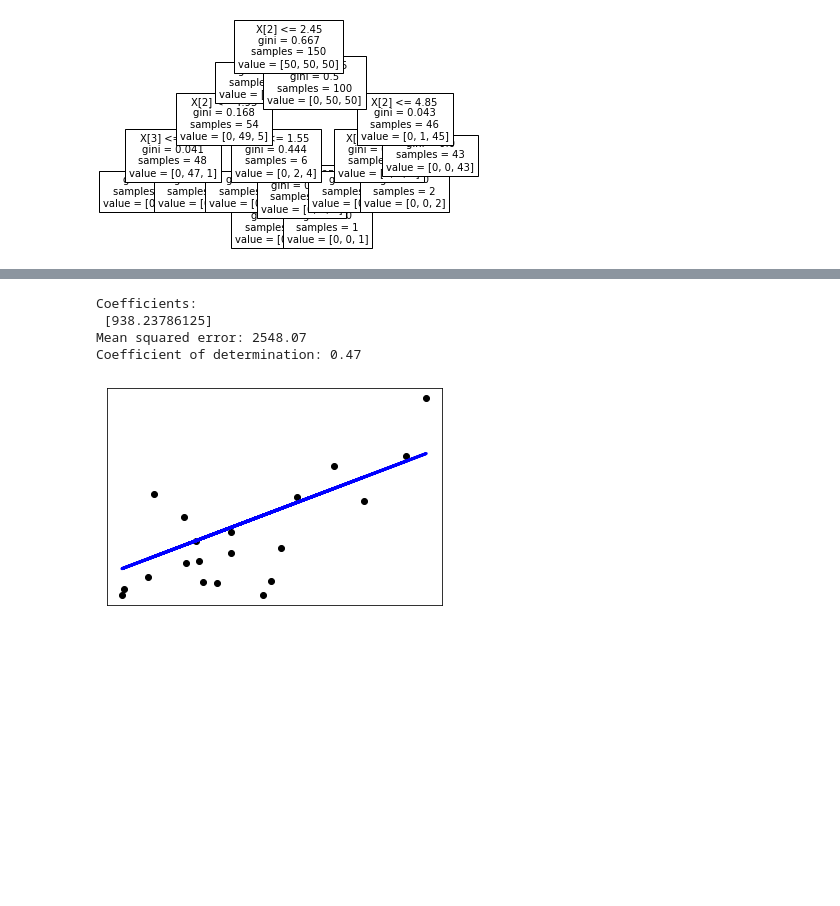
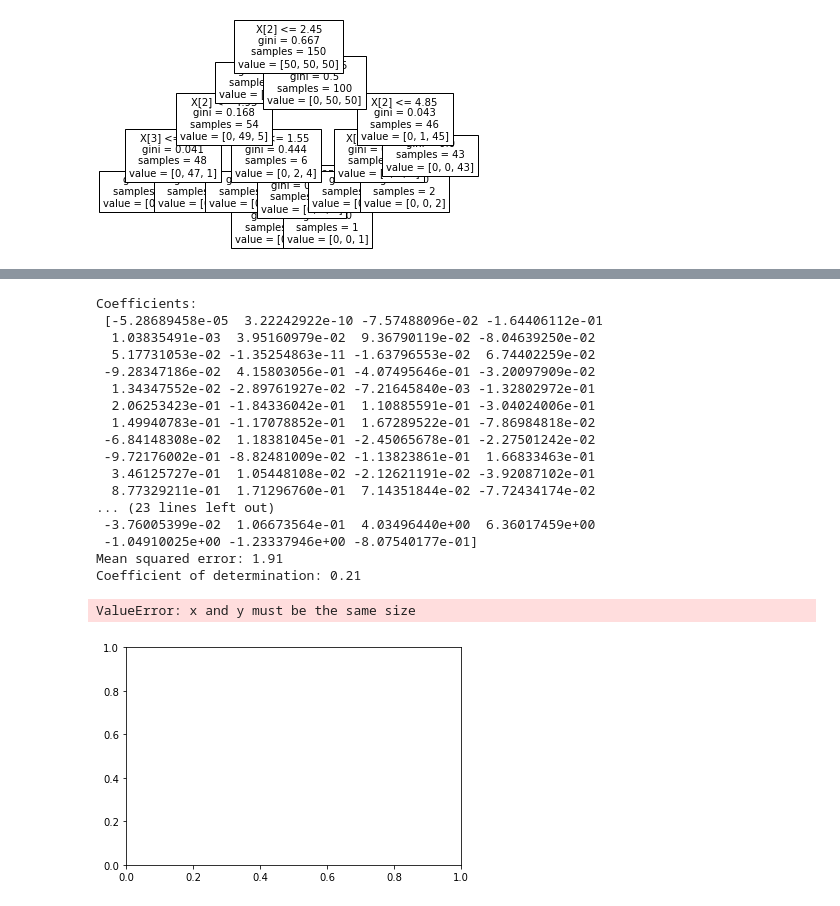
Before and after one commit to alonBenTzion/IML.hakaton, a Jupyter notebook: Data and Supplementary Material-20220601/Mission 2 - Breast Cancer/test.ipynb, the cells around one changed output, grey strips where cells are left out. Saved outputs shown, nothing was run; the diff lists cells and outputs as text; code cells hidden in the pictures; blank space fills up the shorter version.

```diff
--- a/Data and Supplementary Material-20220601/Mission 2 - Breast Cancer/test.ipynb
+++ b/Data and Supplementary Material-20220601/Mission 2 - Breast Cancer/test.ipynb
@@ -147,6 +119,6 @@ Index(['id-hushed_internalpatientid', 'אבחנה-Age', 'אבחנה-Basic stage'
 # %%
 # data = pd.read_csv("train.feats.csv")
 data = pd.read_csv("clean_data_tumor.csv")
-# labels = pd.read_csv("train.labels.1.csv")
-# labels.columns
-data.col
+labels = data["target"]
+data = data.drop("target",axis=1)
+# data["target"]
@@ -174,10 +149,11 @@ from sklearn import datasets, linear_model
 from sklearn.metrics import mean_squared_error, r2_score
 
 # Load the diabetes dataset
-diabetes_X, diabetes_y = datasets.load_diabetes(return_X_y=True)
+# diabetes_X, diabetes_y = datasets.load_diabetes(return_X_y=True)
+diabetes_X, diabetes_y = data,labels
 
 # Use only one feature
-diabetes_X = diabetes_X[:, np.newaxis, 2]
+# diabetes_X = diabetes_X[:, np.newaxis, 2]
 
 # Split the data into training/testing sets
 diabetes_X_train = diabetes_X[:-20]
@@ -186,34 +162,48 @@ diabetes_X_test = diabetes_X[-20:]
 # Split the targets into training/testing sets
 diabetes_y_train = diabetes_y[:-20]
 diabetes_y_test = diabetes_y[-20:]
 
 # Create linear regression object
 regr = linear_model.LinearRegression()
 
 # Train the model using the training sets
 regr.fit(diabetes_X_train, diabetes_y_train)
 
 # Make predictions using the testing set
 diabetes_y_pred = regr.predict(diabetes_X_test)
 
 # The coefficients
 print("Coefficients: \n", regr.coef_)
 # The mean squared error
 print("Mean squared error: %.2f" % mean_squared_error(diabetes_y_test, diabetes_y_pred))
 # The coefficient of determination: 1 is perfect prediction
 print("Coefficient of determination: %.2f" % r2_score(diabetes_y_test, diabetes_y_pred))
 
 # Plot outputs
 plt.scatter(diabetes_X_test, diabetes_y_test, color="black")
 plt.plot(diabetes_X_test, diabetes_y_pred, color="blue", linewidth=3)
 
 plt.xticks(())
 plt.yticks(())
 
 plt.show()
 # %% [output]
 Coefficients:
- [938.23786125]
-Mean squared error: 2548.07
-Coefficient of determination: 0.47
+ [-5.28689458e-05  3.22242922e-10 -7.57488096e-02 -1.64406112e-01
+  1.03835491e-03  3.95160979e-02  9.36790119e-02 -8.04639250e-02
+  5.17731053e-02 -1.35254863e-11 -1.63796553e-02  6.74402259e-02
+ -9.28347186e-02  4.15803056e-01 -4.07495646e-01 -3.20097909e-02
+  1.34347552e-02 -2.89761927e-02 -7.21645840e-03 -1.32802972e-01
+  2.06253423e-01 -1.84336042e-01  1.10885591e-01 -3.04024006e-01
+  1.49940783e-01 -1.17078852e-01  1.67289522e-01 -7.86984818e-02
+ -6.84148308e-02  1.18381045e-01 -2.45065678e-01 -2.27501242e-02
+ -9.72176002e-01 -8.82481009e-02 -1.13823861e-01  1.66833463e-01
+  3.46125727e-01  1.05448108e-02 -2.12621191e-02 -3.92087102e-01
+  8.77329211e-01  1.71296760e-01  7.14351844e-02 -7.72434174e-02
+... (23 lines left out)
+ -3.76005399e-02  1.06673564e-01  4.03496440e+00  6.36017459e+00
+ -1.04910025e+00 -1.23337946e+00 -8.07540177e-01]
+Mean squared error: 1.91
+Coefficient of determination: 0.21
+ValueError: x and y must be the same size
-[figure, old version]
+[figure, new version]
```
Also changed, not shown: parts of 5 cells of this notebook, 1 other file.
